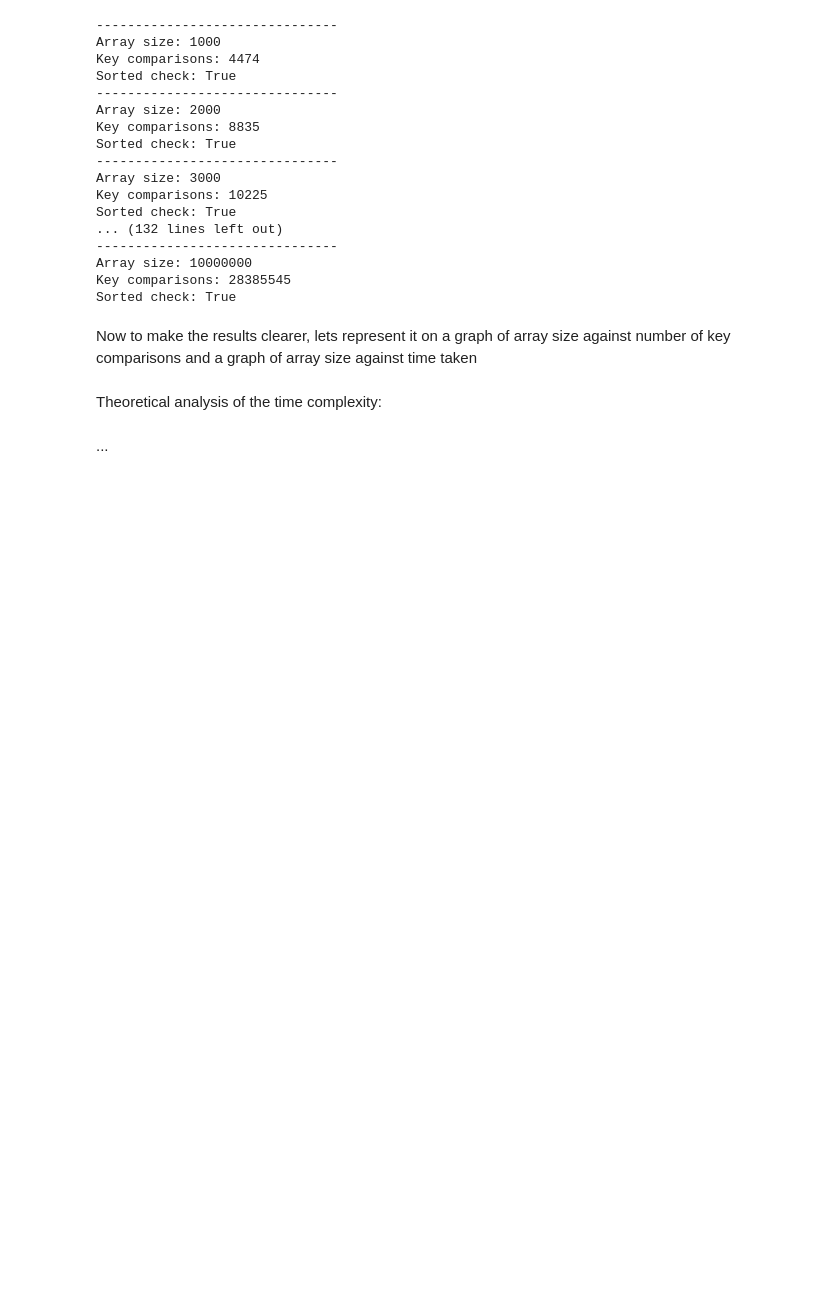
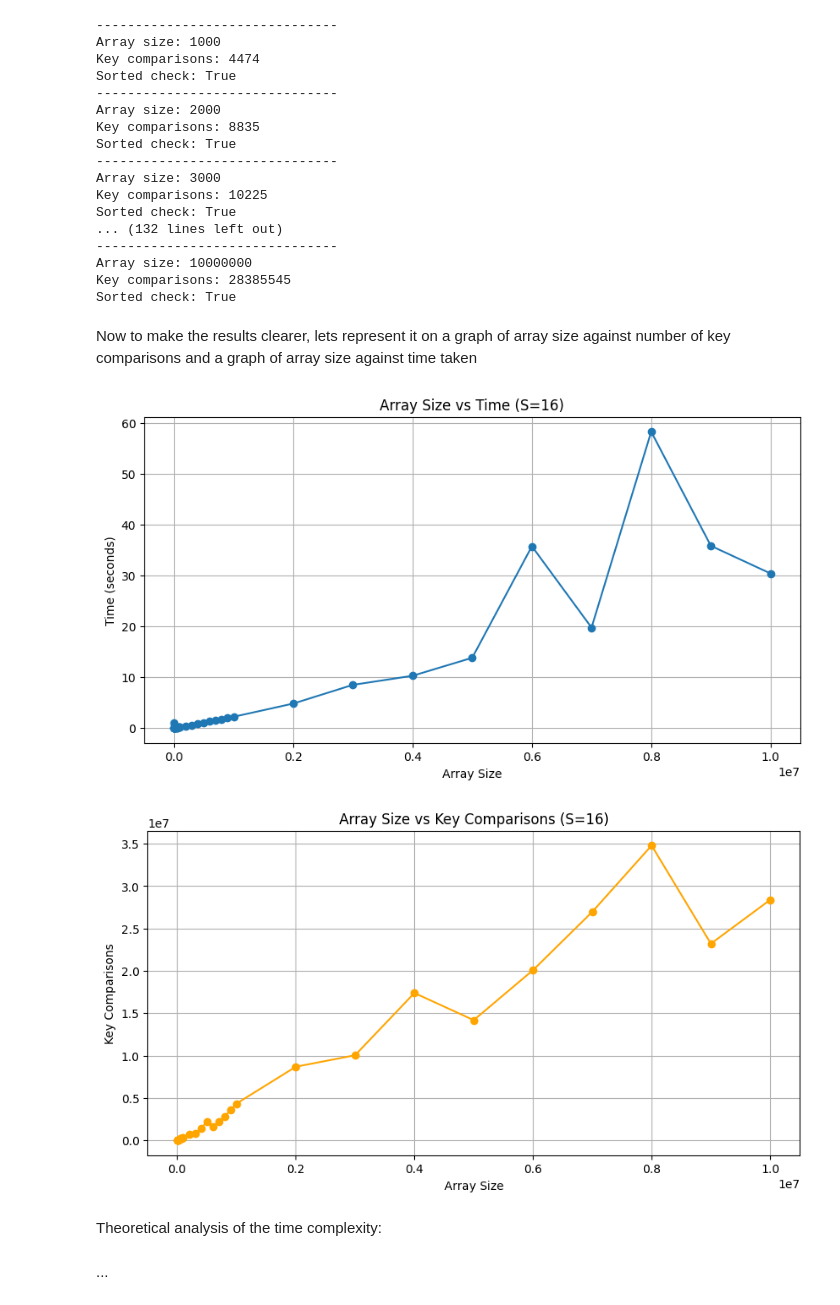
Before and after one commit to Abhinav-2223/SC2001_Group6, a Jupyter notebook: SC2001_SCED_Grp6_Lab1.ipynb, the cells around one changed output. Drawn from its saved outputs; the diff is of its cells as text; code cells hidden in the pictures; blank space fills up the shorter version.

Commit message:
added graph also for the results

```diff
--- a/SC2001_SCED_Grp6_Lab1.ipynb
+++ b/SC2001_SCED_Grp6_Lab1.ipynb
@@ -175,10 +175,38 @@ Now to make the results clearer, lets represent it on a graph of array size agai
 # %%
 # Generating a graph of array size vs key comparisons
 if __name__ == "__main__":
     sizes = []
     comparisons_list = []
+    times_list = []
 
     for arr in list_of_arrays:
+        start = time.perf_counter()
+        sorted_arr, comparisons = insertion_merge_hybird_sort(arr)
+        end = time.perf_counter()
+        sizes.append(len(arr))
+        comparisons_list.append(comparisons)
+        times_list.append(end - start)
+
+    # Plot array size vs time
+    plt.figure(figsize=(10, 5))
+    plt.plot(sizes, times_list, marker='o')
+    plt.xlabel('Array Size')
+    plt.ylabel('Time (seconds)')
+    plt.title('Array Size vs Time (S=16)')
+    plt.grid(True)
+    plt.show()
+
+    # Plot array size vs key comparisons
+    plt.figure(figsize=(10, 5))
+    plt.plot(sizes, comparisons_list, marker='o', color='orange')
+    plt.xlabel('Array Size')
+    plt.ylabel('Key Comparisons')
+    plt.title('Array Size vs Key Comparisons (S=16)')
+    plt.grid(True)
+    plt.show()
+# %% [output]
+[figure, added]
+[figure, added]
 # %% [markdown]
 Theoretical analysis of the time complexity:
 # %% [markdown]
```
